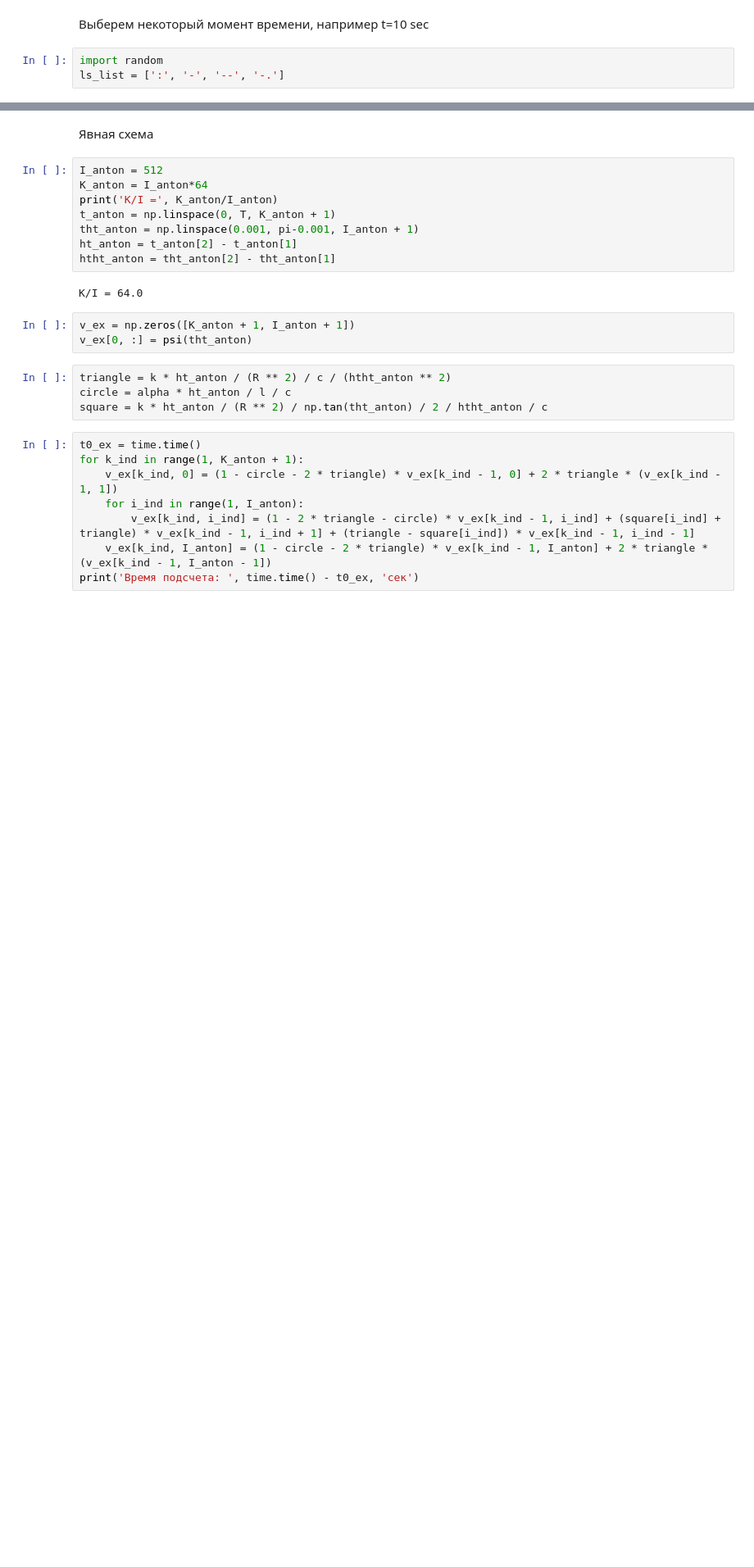
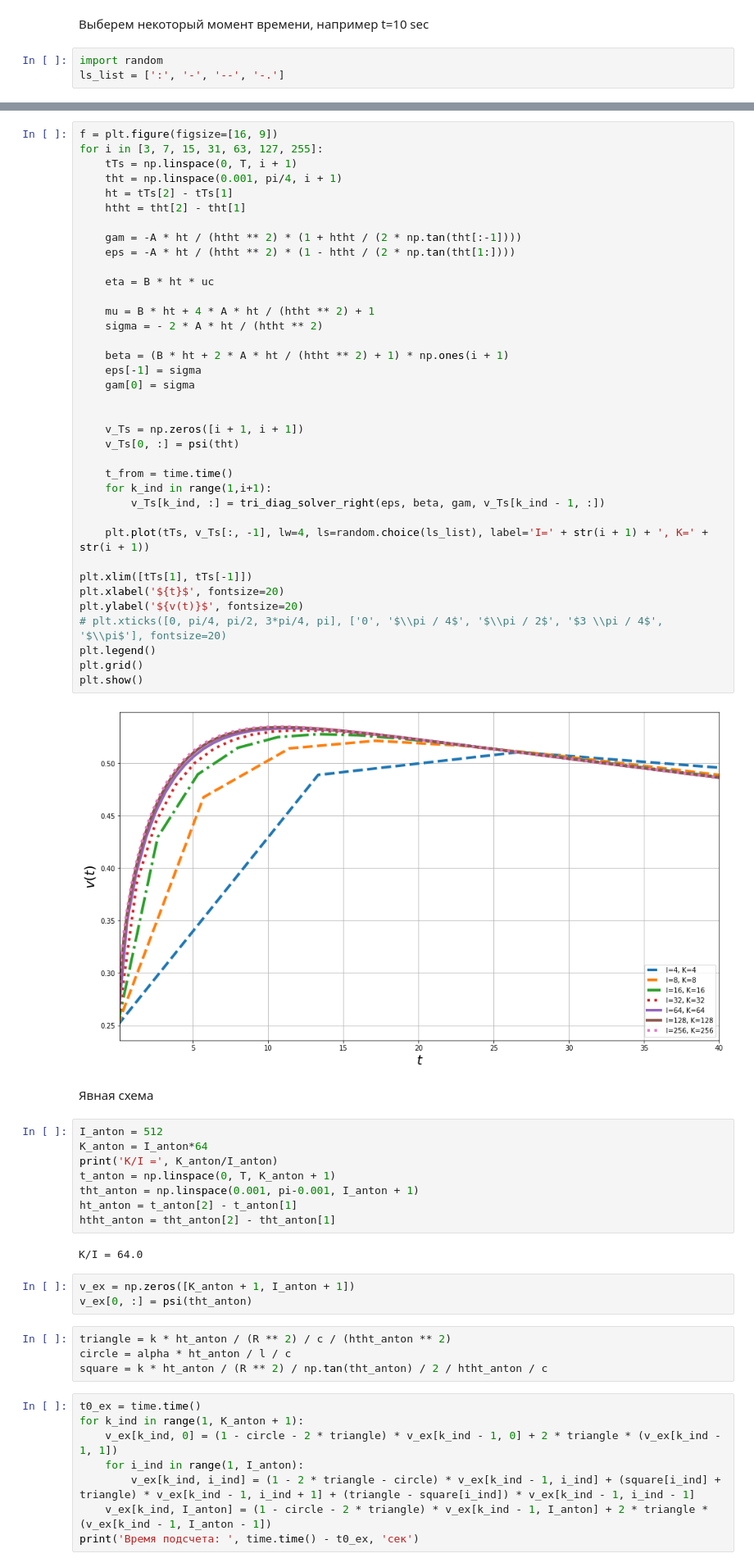
Before and after one commit to ArtemKashapov/NMoMF, a Jupyter notebook: implicit_alg/implicit_algorithm.ipynb, the cells around one changed output, grey strips where cells are left out. Shown at 82% size. Saved outputs shown, nothing was run; the diff lists cells and outputs as text; blank space fills up the shorter version.

```diff
--- a/implicit_alg/implicit_algorithm.ipynb
+++ b/implicit_alg/implicit_algorithm.ipynb
@@ -309,3 +309,42 @@ plt.show()
+# %%
+f = plt.figure(figsize=[16, 9])
+for i in [3, 7, 15, 31, 63, 127, 255]:
+    tTs = np.linspace(0, T, i + 1)
+    tht = np.linspace(0.001, pi/4, i + 1)
+    ht = tTs[2] - tTs[1]
+    htht = tht[2] - tht[1]
+
+    gam = -A * ht / (htht ** 2) * (1 + htht / (2 * np.tan(tht[:-1])))
+    eps = -A * ht / (htht ** 2) * (1 - htht / (2 * np.tan(tht[1:])))
+
+    eta = B * ht * uc
+
+    mu = B * ht + 4 * A * ht / (htht ** 2) + 1
+    sigma = - 2 * A * ht / (htht ** 2)
+
+    beta = (B * ht + 2 * A * ht / (htht ** 2) + 1) * np.ones(i + 1)
+    eps[-1] = sigma
+    gam[0] = sigma
+
+
+    v_Ts = np.zeros([i + 1, i + 1])
+    v_Ts[0, :] = psi(tht)
+
+    t_from = time.time()
+    for k_ind in range(1,i+1):
+        v_Ts[k_ind, :] = tri_diag_solver_right(eps, beta, gam, v_Ts[k_ind - 1, :])
+
+    plt.plot(tTs, v_Ts[:, -1], lw=4, ls=random.choice(ls_list), label='I=' + str(i + 1) + ', K=' + str(i + 1))
+
+plt.xlim([tTs[1], tTs[-1]])
+plt.xlabel('${t}$', fontsize=20)
+plt.ylabel('${v(t)}$', fontsize=20)
+# plt.xticks([0, pi/4, pi/2, 3*pi/4, pi], ['0', '$\\pi / 4$', '$\\pi / 2$', '$3 \\pi / 4$', '$\\pi$'], fontsize=20)
+plt.legend()
+plt.grid()
+plt.show()
+# %% [output]
+[figure, added]
 # %% [markdown]
 Явная схема
 # %%
```
Also changed, not shown: parts of 5 cells of this notebook.
